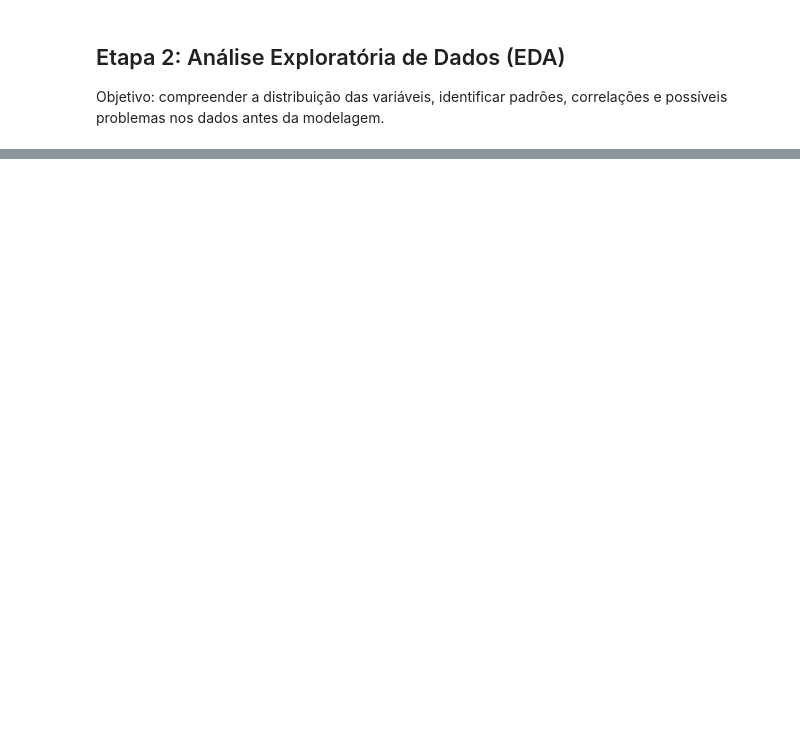
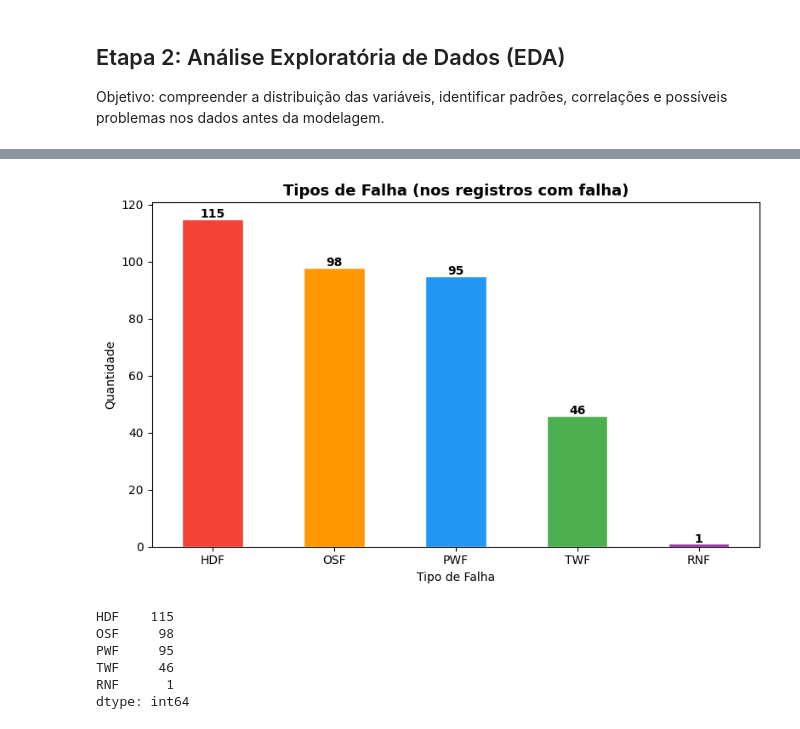
Before and after one commit to mfernandaazambuja12-cyber/CEP_2026, a Jupyter notebook: MVP_CEP.ipynb, the cells around one changed output, grey strips where cells are left out. Drawn from its saved outputs; the diff is of its cells as text; code cells hidden in the pictures; blank space fills up the shorter version.

```diff
--- a/MVP_CEP.ipynb
+++ b/MVP_CEP.ipynb
@@ -162,0 +243,35 @@ plt.show()
+# %%
+# Análise dos tipos de falha (apenas onde falhou)
+failure_cols = ['TWF', 'HDF', 'PWF', 'OSF', 'RNF']
+
+# Verificar se as colunas existem no dataset
+available_failure_cols = [c for c in failure_cols if c in df.columns]
+
+if available_failure_cols:
+    falhas_df = df[df['Machine failure'] == 1]
+    falha_counts = falhas_df[available_failure_cols].sum().sort_values(ascending=False)
+
+    plt.figure(figsize=(8, 5))
+    falha_counts.plot(kind='bar', color=['#F44336','#FF9800','#2196F3','#4CAF50','#9C27B0'],
+                      edgecolor='white')
+    plt.title('Tipos de Falha (nos registros com falha)', fontsize=13, fontweight='bold')
+    plt.xlabel('Tipo de Falha')
+    plt.ylabel('Quantidade')
+    plt.xticks(rotation=0)
+    for i, v in enumerate(falha_counts):
+        plt.text(i, v + 0.5, str(v), ha='center', fontweight='bold')
+    plt.tight_layout()
+    plt.savefig('tipos_falha.png', dpi=150, bbox_inches='tight')
+    plt.show()
+    print(falha_counts)
+else:
+    print('Colunas de subtipo não encontradas. Verifique o nome das colunas no seu CSV.')
+    print('Colunas disponíveis:', df.columns.tolist())
+# %% [output]
+[figure, added]
+HDF    115
+OSF     98
+PWF     95
+TWF     46
+RNF      1
+dtype: int64
```
Also changed, not shown: parts of 23 cells of this notebook.
